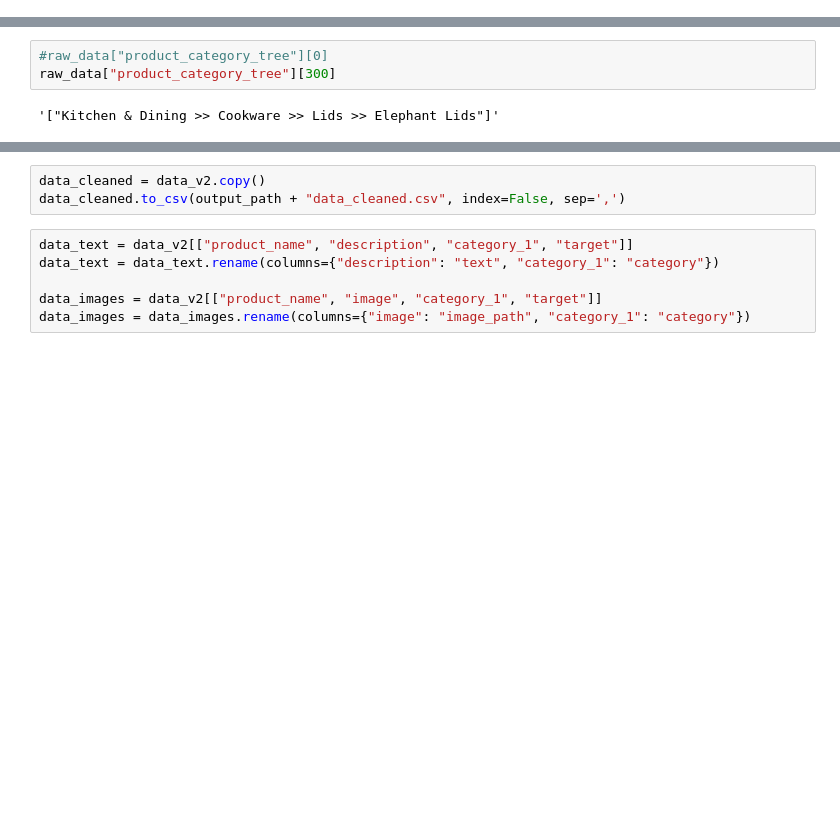
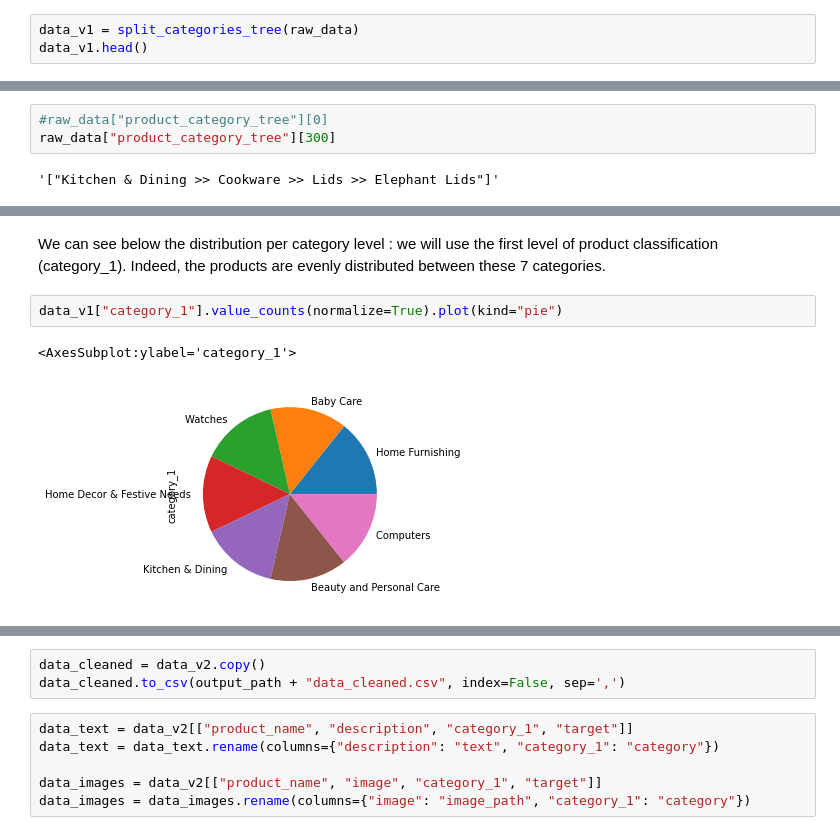
Before and after one commit to oumeima-elgharbi/P6_Data_Science_OpenClassrooms, a Jupyter notebook: P6_01_cleaning_exploration.ipynb, the cells around one changed output, grey strips where cells are left out. Cells and saved outputs as stored; diff of their text form; blank space fills up the shorter version.

```diff
--- a/P6_01_cleaning_exploration.ipynb
+++ b/P6_01_cleaning_exploration.ipynb
@@ -236,0 +188,3 @@ data_v1
+# %%
+data_v1 = split_categories_tree(raw_data)
+data_v1.head()
@@ -323,0 +203,8 @@ data_v1
+# %% [markdown]
+We can see below the distribution per category level : we will use the first level of product classification (category_1).
+Indeed, the products are evenly distributed between these 7 categories.
+# %%
+data_v1["category_1"].value_counts(normalize=True).plot(kind="pie")
+# %% [output]
+<AxesSubplot:ylabel='category_1'>
+[figure, added]
```
Also changed, not shown: parts of 25 cells of this notebook, 7 other files.
